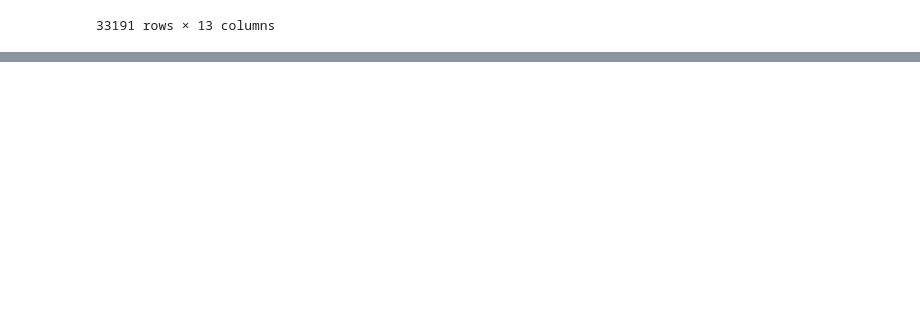
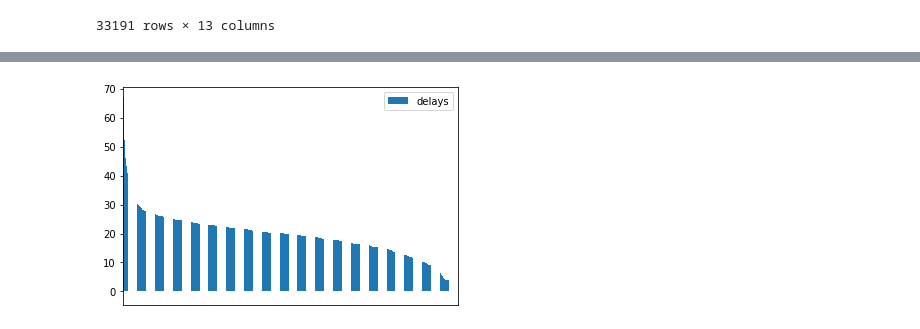
Before and after one commit to IliasWillems/Statistical-Consulting-Task1, a Jupyter notebook: Data_modification.ipynb, the cells around one changed output, grey strips where cells are left out. Cells and saved outputs as stored; diff of their text form; code cells hidden in the pictures; blank space fills up the shorter version.

```diff
--- a/Data_modification.ipynb
+++ b/Data_modification.ipynb
@@ -351,0 +352,11 @@ df.to_csv("Data/modified_training_data_backup", index = False)
+# %%
+import pandas as pd
+import numpy as np
+import matplotlib.pyplot as plt
+import datetime as dt
+import re
+import timezonefinder, pytz
+
+df = pd.read_csv("Data/modified_training_data_complete.csv")
+airlines = pd.read_csv('Data\\airlines.csv')
+airports = pd.read_csv('Data\\airports.csv')
@@ -351,0 +374,24 @@ df.to_csv("Data/modified_training_data_backup", index = False)
+# %%
+# Get the total delay per airport (irrespective of it being origin/arrival)
+
+airport_codes = airports['IATA_CODE']
+delays = []
+
+for airport in airport_codes:
+    delay = df[['ORIGIN_AIRPORT', 'DESTINATION_AIRPORT', 'TOTAL_DELAY']].loc[
+        (df['ORIGIN_AIRPORT'] == airport) | (df['DESTINATION_AIRPORT'] == airport)].mean(numeric_only=True, skipna=True)
+    delays.append(delay.values[0])
+
+# print(delayPerAirport)
+d = {"Airports" : airport_codes, "delays": delays}
+delayPerAirport = pd.DataFrame(data = d).dropna().sort_values('delays', ascending=False)
+delayPerAirport.plot.bar()
+plt.tick_params(
+    axis='x',          # changes apply to the x-axis
+    which='both',      # both major and minor ticks are affected
+    bottom=False,      # ticks along the bottom edge are off
+    top=False,         # ticks along the top edge are off
+    labelbottom=False) # labels along the bottom edge are off
+plt.show()
+# %% [output]
+[figure, added]
```
Also changed, not shown: parts of 8 cells of this notebook, 13 other files.
